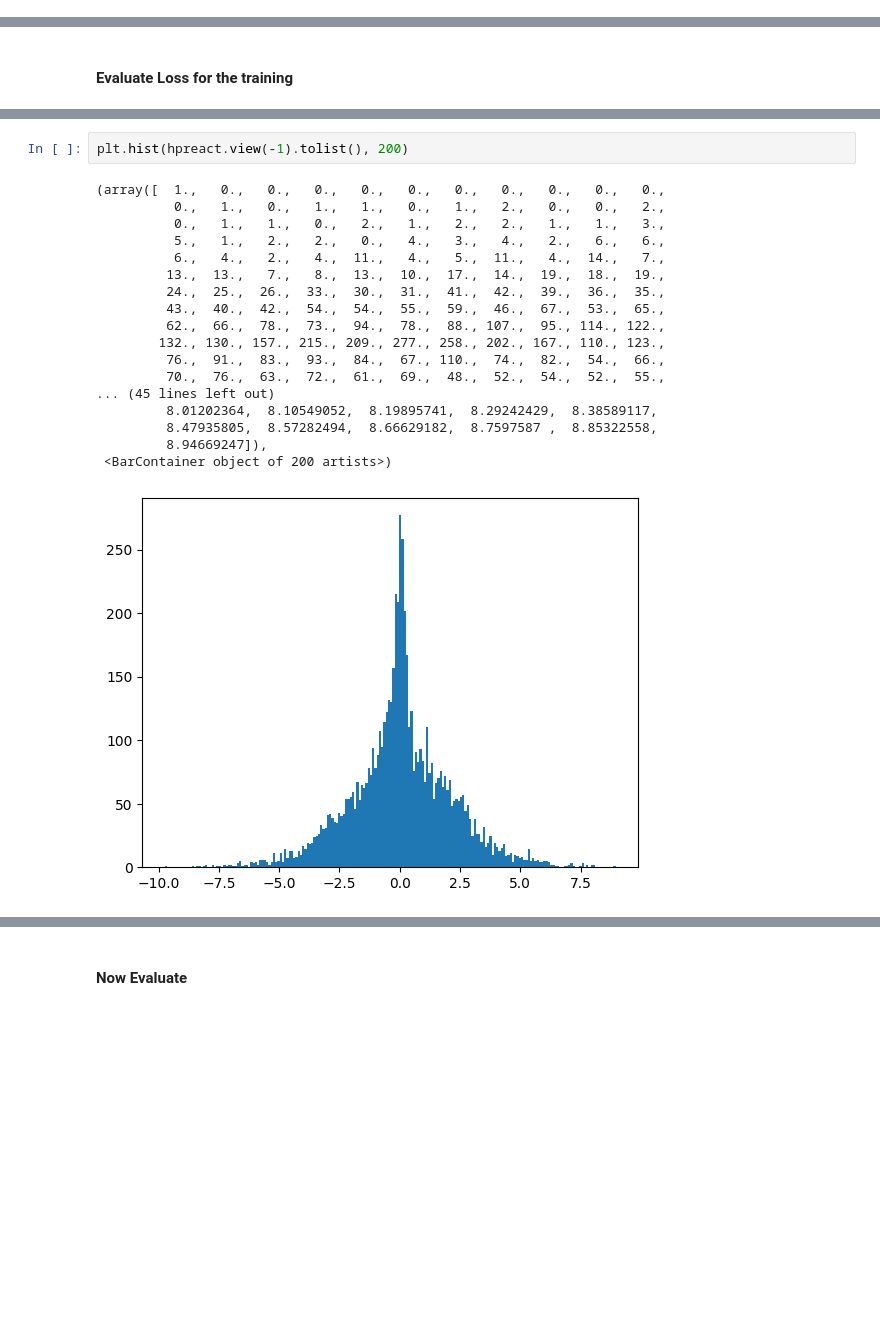
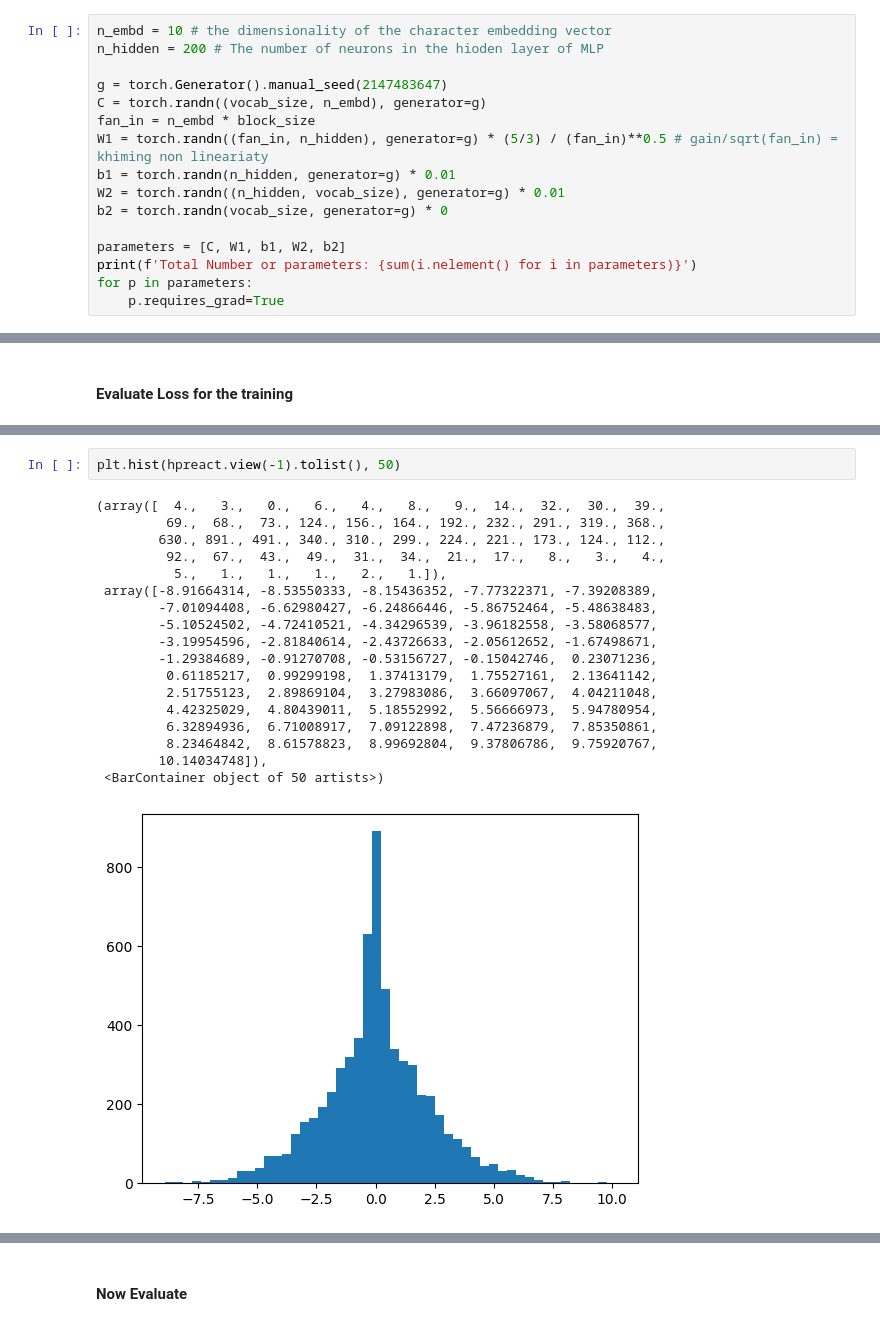
Before and after one commit to divyesh1099/andrejKarpathyLectureWork, a Jupyter notebook: makemore3yay.ipynb, the cells around one changed output, grey strips where cells are left out. Saved outputs shown, nothing was run; the diff lists cells and outputs as text; blank space fills up the shorter version.

```diff
--- a/makemore3yay.ipynb
+++ b/makemore3yay.ipynb
@@ -81,0 +291,16 @@ Total Number or parameters: 11897
+# %%
+n_embd = 10 # the dimensionality of the character embedding vector
+n_hidden = 200 # The number of neurons in the hioden layer of MLP
+
+g = torch.Generator().manual_seed(2147483647)
+C = torch.randn((vocab_size, n_embd), generator=g)
+fan_in = n_embd * block_size
+W1 = torch.randn((fan_in, n_hidden), generator=g) * (5/3) / (fan_in)**0.5 # gain/sqrt(fan_in) = khiming non lineariaty
+b1 = torch.randn(n_hidden, generator=g) * 0.01
+W2 = torch.randn((n_hidden, vocab_size), generator=g) * 0.01
+b2 = torch.randn(vocab_size, generator=g) * 0
+
+parameters = [C, W1, b1, W2, b2]
+print(f'Total Number or parameters: {sum(i.nelement() for i in parameters)}')
+for p in parameters:
+    p.requires_grad=True
@@ -193,24 +417,24 @@ plt.hist(h.view(-1).tolist(), 200)
 # %%
-plt.hist(hpreact.view(-1).tolist(), 200)
+plt.hist(hpreact.view(-1).tolist(), 50)
 # %% [output]
-(array([  1.,   0.,   0.,   0.,   0.,   0.,   0.,   0.,   0.,   0.,   0.,
-          0.,   1.,   0.,   1.,   1.,   0.,   1.,   2.,   0.,   0.,   2.,
-          0.,   1.,   1.,   0.,   2.,   1.,   2.,   2.,   1.,   1.,   3.,
-          5.,   1.,   2.,   2.,   0.,   4.,   3.,   4.,   2.,   6.,   6.,
-          6.,   4.,   2.,   4.,  11.,   4.,   5.,  11.,   4.,  14.,   7.,
-         13.,  13.,   7.,   8.,  13.,  10.,  17.,  14.,  19.,  18.,  19.,
-         24.,  25.,  26.,  33.,  30.,  31.,  41.,  42.,  39.,  36.,  35.,
-         43.,  40.,  42.,  54.,  54.,  55.,  59.,  46.,  67.,  53.,  65.,
-         62.,  66.,  78.,  73.,  94.,  78.,  88., 107.,  95., 114., 122.,
-        132., 130., 157., 215., 209., 277., 258., 202., 167., 110., 123.,
-         76.,  91.,  83.,  93.,  84.,  67., 110.,  74.,  82.,  54.,  66.,
-         70.,  76.,  63.,  72.,  61.,  69.,  48.,  52.,  54.,  52.,  55.,
-... (45 lines left out)
-         8.01202364,  8.10549052,  8.19895741,  8.29242429,  8.38589117,
-         8.47935805,  8.57282494,  8.66629182,  8.7597587 ,  8.85322558,
-         8.94669247]),
- <BarContainer object of 200 artists>)
+(array([  4.,   3.,   0.,   6.,   4.,   8.,   9.,  14.,  32.,  30.,  39.,
+         69.,  68.,  73., 124., 156., 164., 192., 232., 291., 319., 368.,
+        630., 891., 491., 340., 310., 299., 224., 221., 173., 124., 112.,
+         92.,  67.,  43.,  49.,  31.,  34.,  21.,  17.,   8.,   3.,   4.,
+          5.,   1.,   1.,   1.,   2.,   1.]),
+ array([-8.91664314, -8.53550333, -8.15436352, -7.77322371, -7.39208389,
+        -7.01094408, -6.62980427, -6.24866446, -5.86752464, -5.48638483,
+        -5.10524502, -4.72410521, -4.34296539, -3.96182558, -3.58068577,
+        -3.19954596, -2.81840614, -2.43726633, -2.05612652, -1.67498671,
+        -1.29384689, -0.91270708, -0.53156727, -0.15042746,  0.23071236,
+         0.61185217,  0.99299198,  1.37413179,  1.75527161,  2.13641142,
+         2.51755123,  2.89869104,  3.27983086,  3.66097067,  4.04211048,
+         4.42325029,  4.80439011,  5.18552992,  5.56666973,  5.94780954,
+         6.32894936,  6.71008917,  7.09122898,  7.47236879,  7.85350861,
+         8.23464842,  8.61578823,  8.99692804,  9.37806786,  9.75920767,
+        10.14034748]),
+ <BarContainer object of 50 artists>)
-[figure, old version]
+[figure, new version]
 # %%
 plt.plot(lossi)
 # %% [output]
```
Also changed, not shown: parts of 37 cells of this notebook.
